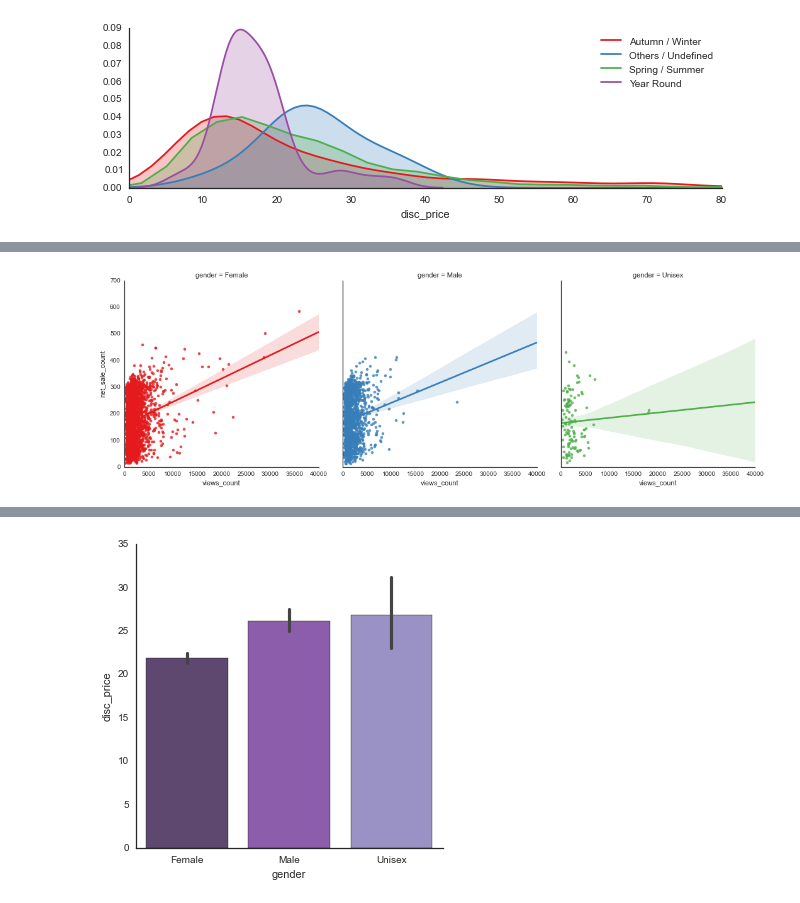
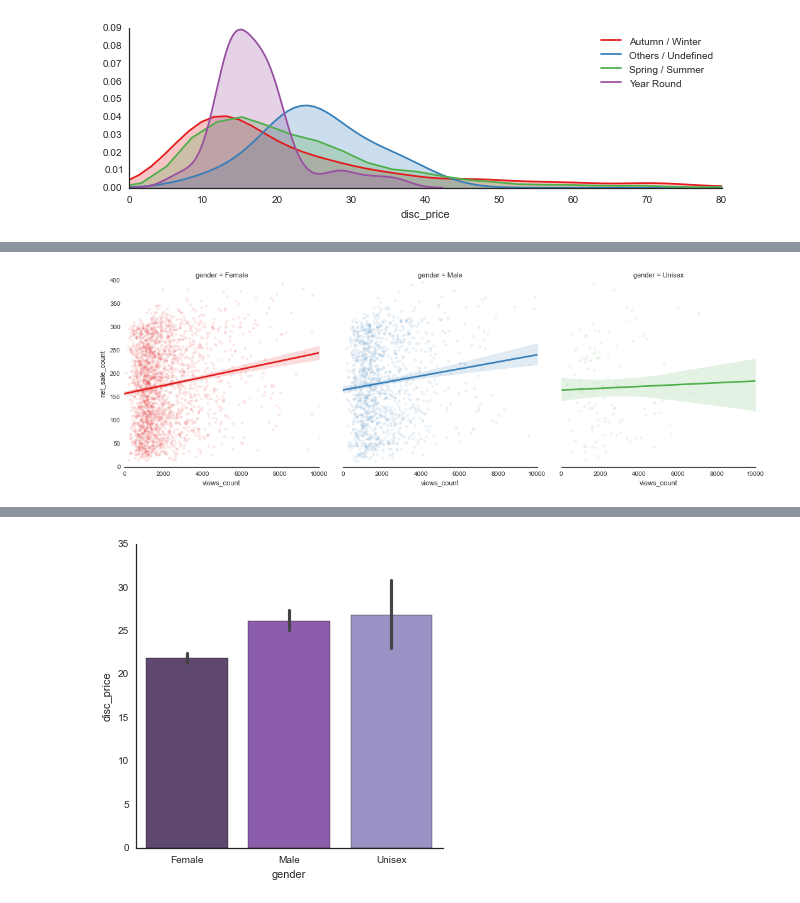
Before and after one commit to jthang/MachineLearningLab, a Jupyter notebook: pdt/lab_pdt.ipynb, the cells around one changed output, grey strips where cells are left out. Drawn from its saved outputs; the diff is of its cells as text; code cells hidden in the pictures.

Commit message:
adding visualization

```diff
--- a/pdt/lab_pdt.ipynb
+++ b/pdt/lab_pdt.ipynb
@@ -167,8 +194,9 @@ plt.ylim(0, 300);
 # %%
-sns.lmplot("views_count", "net_sale_count", df, col='gender',
-           hue='gender', palette="Set1", fit_reg=True)
+fg = sns.lmplot("views_count", "net_sale_count", df,
+                col='gender', hue='gender',
+                palette="Set1", scatter_kws={"alpha": .1},
+                fit_reg=True).set(xlim=(0, 10000), ylim=(0,400));
 
-plt.xlim(0,)
-plt.ylim(0,);
+fg.despine(left=True);
 # %% [output]
-[figure, old version]
+[figure, new version]
```
Also changed, not shown: parts of 24 cells of this notebook.
